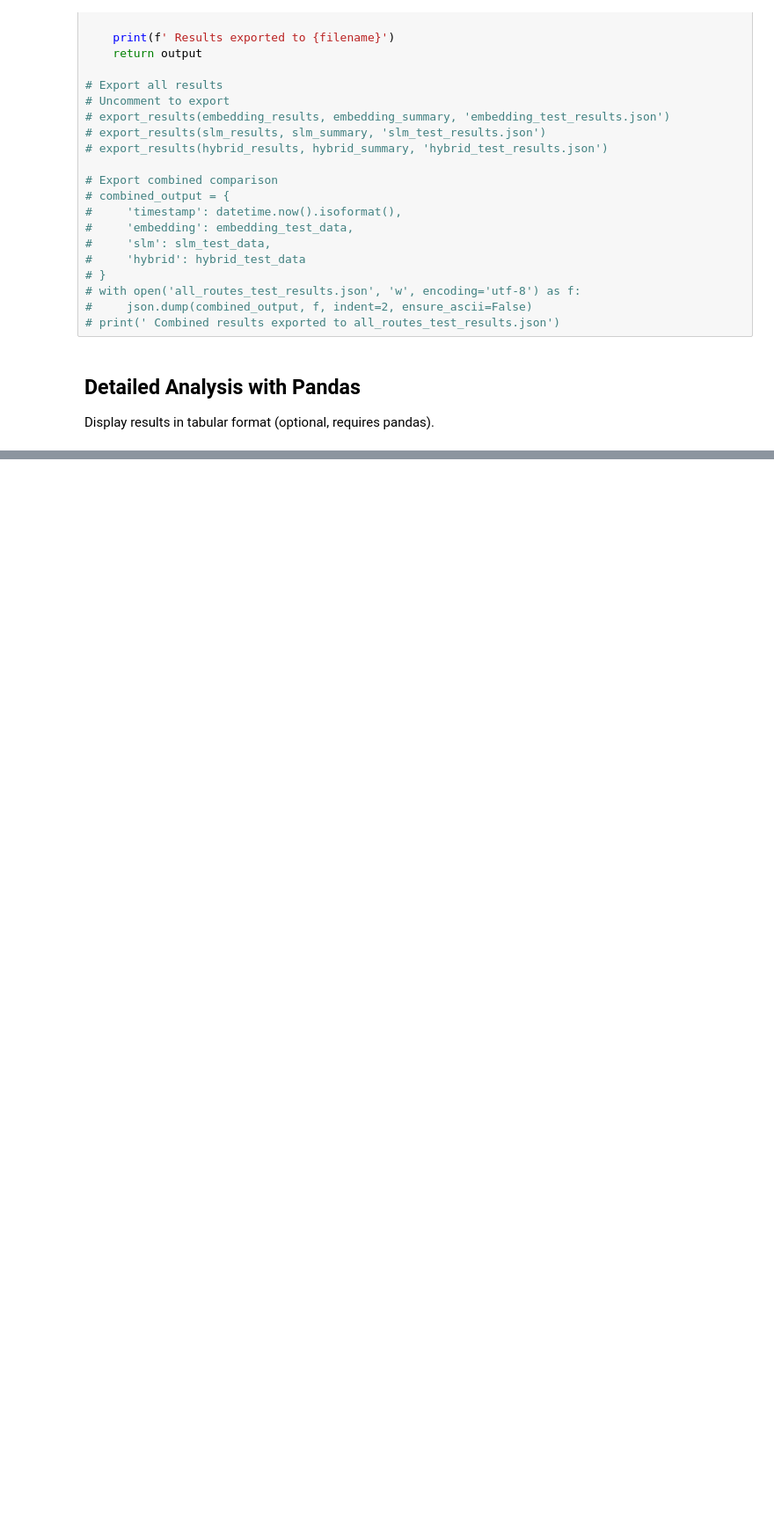
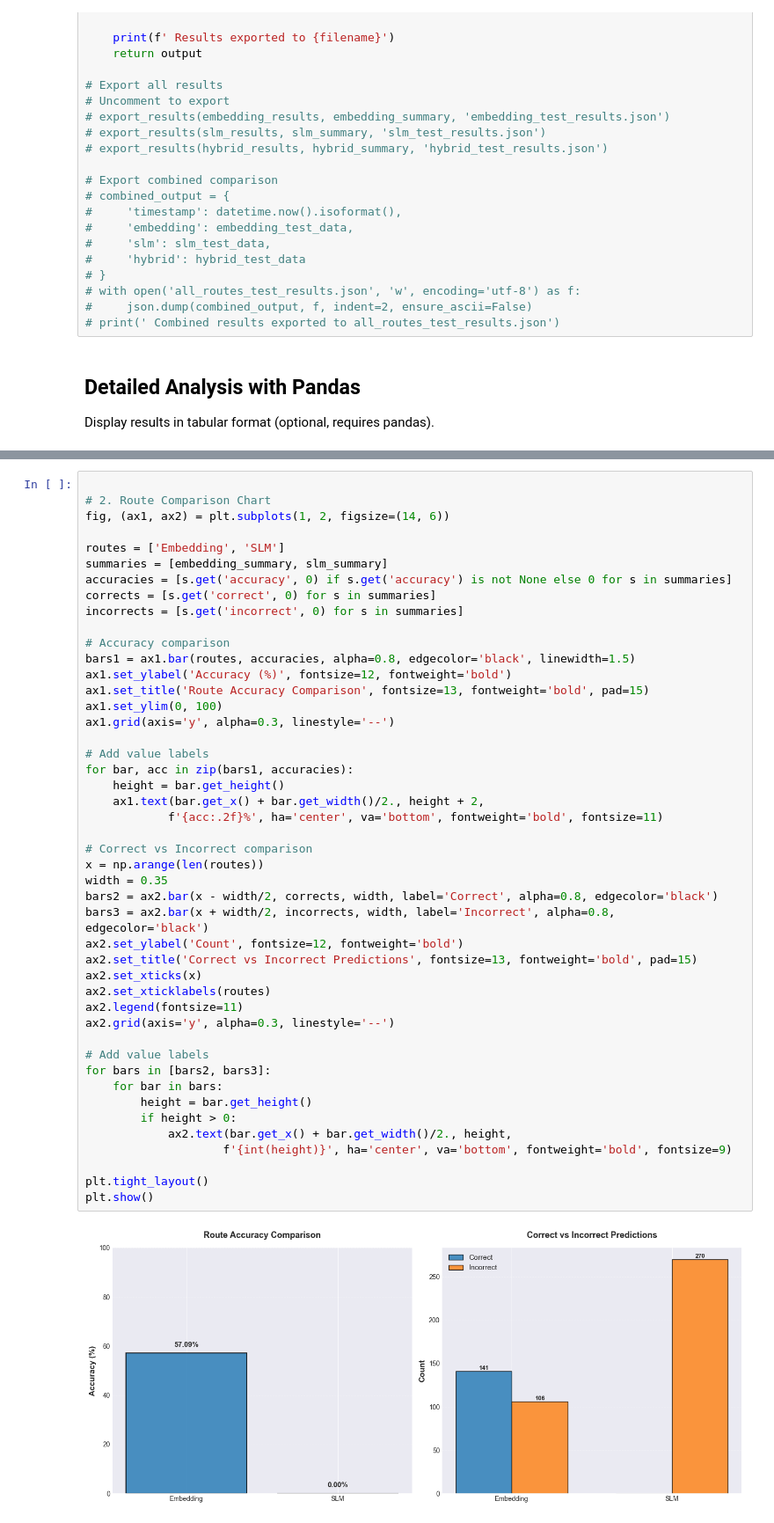
Before and after one commit to AshwinKTyagi/chat-optimizer, a Jupyter notebook: test_results_notebook.ipynb, the cells around one changed output, grey strips where cells are left out. Shown at 88% size. Drawn from its saved outputs; the diff is of its cells as text; blank space fills up the shorter version.

```diff
--- a/test_results_notebook.ipynb
+++ b/test_results_notebook.ipynb
@@ -482,0 +597,48 @@ except ImportError:
+# %%
+
+# 2. Route Comparison Chart
+fig, (ax1, ax2) = plt.subplots(1, 2, figsize=(14, 6))
+
+routes = ['Embedding', 'SLM']
+summaries = [embedding_summary, slm_summary]
+accuracies = [s.get('accuracy', 0) if s.get('accuracy') is not None else 0 for s in summaries]
+corrects = [s.get('correct', 0) for s in summaries]
+incorrects = [s.get('incorrect', 0) for s in summaries]
+
+# Accuracy comparison
+bars1 = ax1.bar(routes, accuracies, alpha=0.8, edgecolor='black', linewidth=1.5)
+ax1.set_ylabel('Accuracy (%)', fontsize=12, fontweight='bold')
+ax1.set_title('Route Accuracy Comparison', fontsize=13, fontweight='bold', pad=15)
+ax1.set_ylim(0, 100)
+ax1.grid(axis='y', alpha=0.3, linestyle='--')
+
+# Add value labels
+for bar, acc in zip(bars1, accuracies):
+    height = bar.get_height()
+    ax1.text(bar.get_x() + bar.get_width()/2., height + 2,
+            f'{acc:.2f}%', ha='center', va='bottom', fontweight='bold', fontsize=11)
+
+# Correct vs Incorrect comparison
+x = np.arange(len(routes))
+width = 0.35
+bars2 = ax2.bar(x - width/2, corrects, width, label='Correct', alpha=0.8, edgecolor='black')
+bars3 = ax2.bar(x + width/2, incorrects, width, label='Incorrect', alpha=0.8, edgecolor='black')
+ax2.set_ylabel('Count', fontsize=12, fontweight='bold')
+ax2.set_title('Correct vs Incorrect Predictions', fontsize=13, fontweight='bold', pad=15)
+ax2.set_xticks(x)
+ax2.set_xticklabels(routes)
+ax2.legend(fontsize=11)
+ax2.grid(axis='y', alpha=0.3, linestyle='--')
+
+# Add value labels
+for bars in [bars2, bars3]:
+    for bar in bars:
+        height = bar.get_height()
+        if height > 0:
+            ax2.text(bar.get_x() + bar.get_width()/2., height,
+                    f'{int(height)}', ha='center', va='bottom', fontweight='bold', fontsize=9)
+
+plt.tight_layout()
+plt.show()
+# %% [output]
+[figure, added]
```
Also changed, not shown: parts of 13 cells of this notebook, 3 other files.
